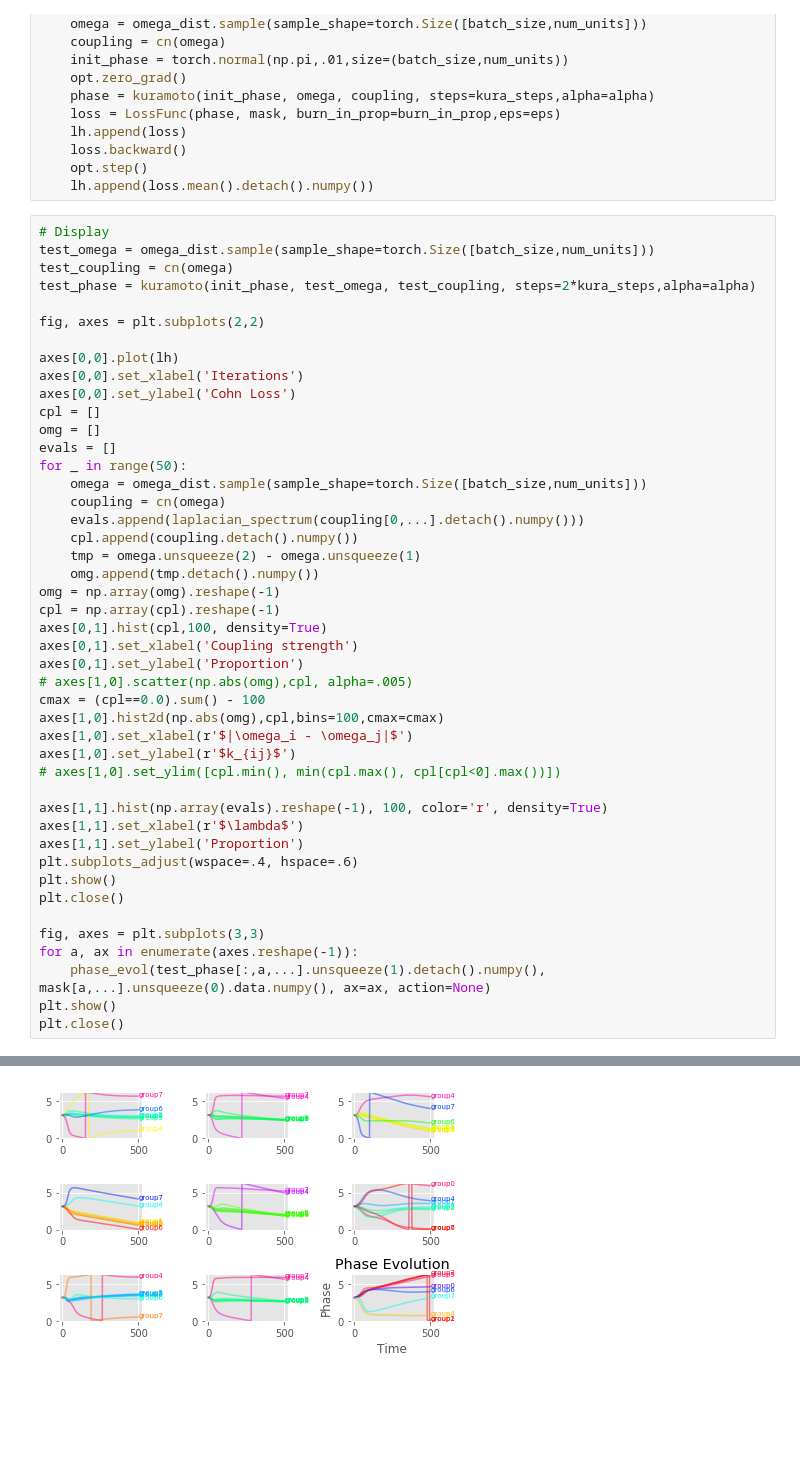
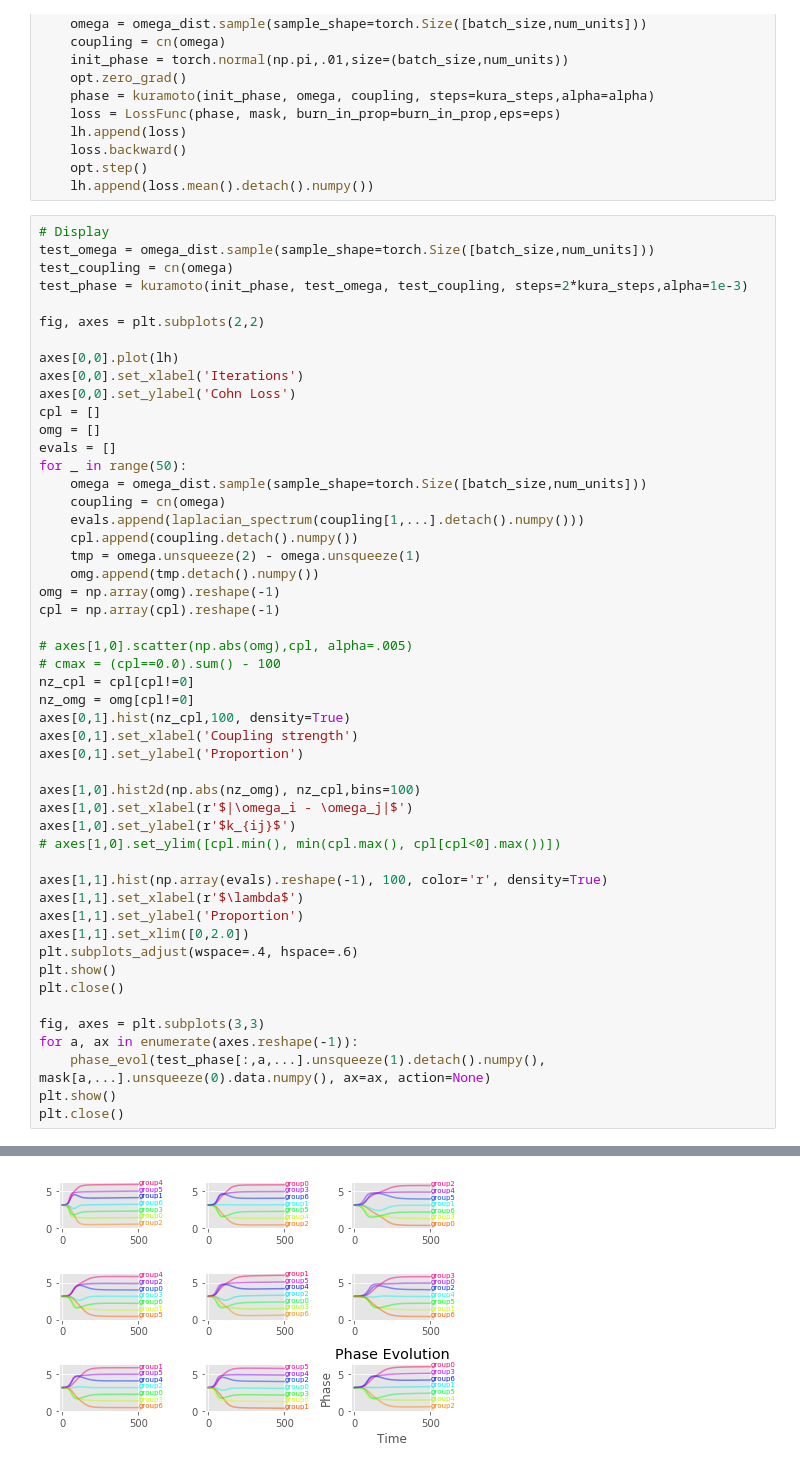
Before and after one commit to serre-lab/synchrony, a Jupyter notebook: notebooks/OptimizeCoupling.ipynb, the cells around one changed output, grey strips where cells are left out. Drawn from its saved outputs; the diff is of its cells as text; blank space fills up the shorter version.

```diff
--- a/notebooks/OptimizeCoupling.ipynb
+++ b/notebooks/OptimizeCoupling.ipynb
@@ -470,7 +470,7 @@ for i in range(num_training):
 # Display
 test_omega = omega_dist.sample(sample_shape=torch.Size([batch_size,num_units]))
 test_coupling = cn(omega)
-test_phase = kuramoto(init_phase, test_omega, test_coupling, steps=2*kura_steps,alpha=alpha)
+test_phase = kuramoto(init_phase, test_omega, test_coupling, steps=2*kura_steps,alpha=1e-3)
 
 fig, axes = plt.subplots(2,2)
 
@@ -483,18 +483,22 @@ evals = []
 for _ in range(50):
     omega = omega_dist.sample(sample_shape=torch.Size([batch_size,num_units]))
     coupling = cn(omega)
-    evals.append(laplacian_spectrum(coupling[0,...].detach().numpy()))
+    evals.append(laplacian_spectrum(coupling[1,...].detach().numpy()))
     cpl.append(coupling.detach().numpy())
     tmp = omega.unsqueeze(2) - omega.unsqueeze(1)
     omg.append(tmp.detach().numpy())
 omg = np.array(omg).reshape(-1)
 cpl = np.array(cpl).reshape(-1)
-axes[0,1].hist(cpl,100, density=True)
+
+# axes[1,0].scatter(np.abs(omg),cpl, alpha=.005)
+# cmax = (cpl==0.0).sum() - 100
+nz_cpl = cpl[cpl!=0]
+nz_omg = omg[cpl!=0]
+axes[0,1].hist(nz_cpl,100, density=True)
 axes[0,1].set_xlabel('Coupling strength')
 axes[0,1].set_ylabel('Proportion')
-# axes[1,0].scatter(np.abs(omg),cpl, alpha=.005)
-cmax = (cpl==0.0).sum() - 100
-axes[1,0].hist2d(np.abs(omg),cpl,bins=100,cmax=cmax)
+
+axes[1,0].hist2d(np.abs(nz_omg), nz_cpl,bins=100)
 axes[1,0].set_xlabel(r'$|\omega_i - \omega_j|$')
 axes[1,0].set_ylabel(r'$k_{ij}$')
 # axes[1,0].set_ylim([cpl.min(), min(cpl.max(), cpl[cpl<0].max())])
@@ -502,6 +506,7 @@ axes[1,0].set_ylabel(r'$k_{ij}$')
 axes[1,1].hist(np.array(evals).reshape(-1), 100, color='r', density=True)
 axes[1,1].set_xlabel(r'$\lambda$')
 axes[1,1].set_ylabel('Proportion')
+axes[1,1].set_xlim([0,2.0])
 plt.subplots_adjust(wspace=.4, hspace=.6)
 plt.show()
 plt.close()
@@ -516,2 +521,2 @@ plt.close()
-[figure, old version]
+[figure, new version]
 # %%
```
Also changed, not shown: parts of 2 cells of this notebook.
